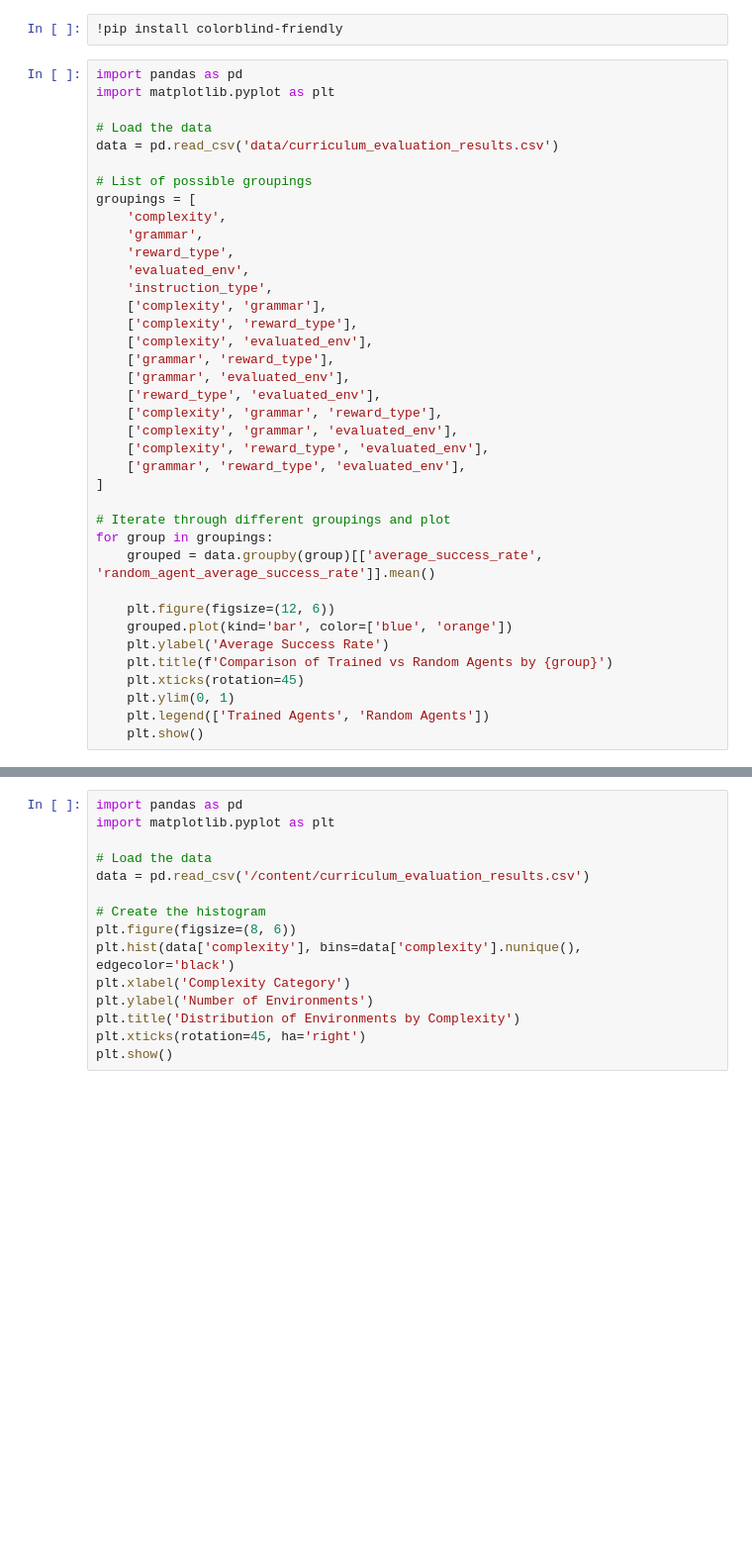
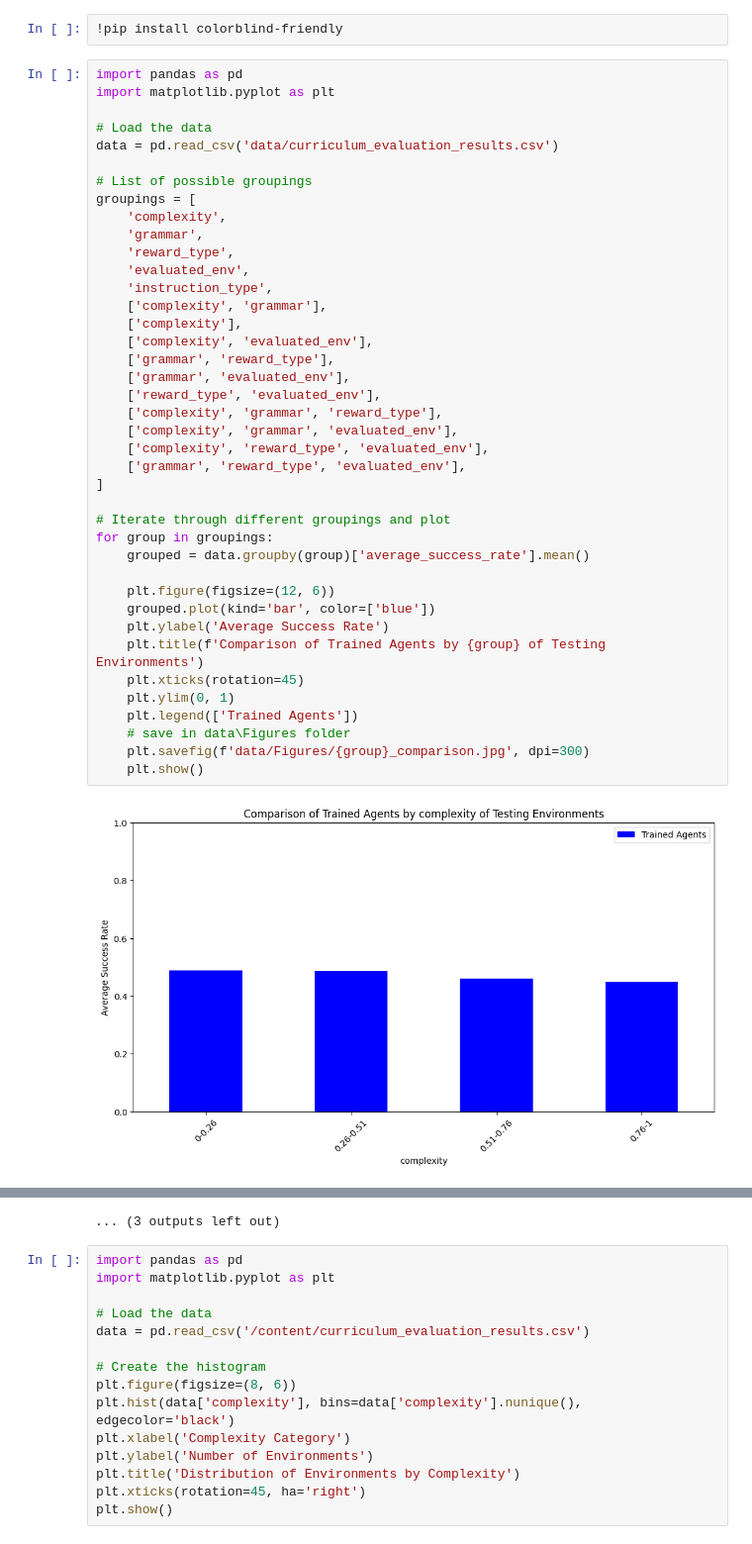
Before and after one commit to rasheibani/RL-validators-, a Jupyter notebook: RL_chart.ipynb, the cells around one changed output, grey strips where cells are left out. Shown at 99% size. Cells and saved outputs as stored; diff of their text form; blank space fills up the shorter version.

Commit message:
improved charting

```diff
--- a/RL_chart.ipynb
+++ b/RL_chart.ipynb
@@ -6,35 +6,39 @@ import matplotlib.pyplot as plt
 
 # Load the data
 data = pd.read_csv('data/curriculum_evaluation_results.csv')
 
 # List of possible groupings
 groupings = [
     'complexity',
     'grammar',
     'reward_type',
     'evaluated_env',
     'instruction_type',
     ['complexity', 'grammar'],
-    ['complexity', 'reward_type'],
+    ['complexity'],
     ['complexity', 'evaluated_env'],
     ['grammar', 'reward_type'],
     ['grammar', 'evaluated_env'],
     ['reward_type', 'evaluated_env'],
     ['complexity', 'grammar', 'reward_type'],
     ['complexity', 'grammar', 'evaluated_env'],
     ['complexity', 'reward_type', 'evaluated_env'],
     ['grammar', 'reward_type', 'evaluated_env'],
 ]
 
 # Iterate through different groupings and plot
 for group in groupings:
-    grouped = data.groupby(group)[['average_success_rate', 'random_agent_average_success_rate']].mean()
+    grouped = data.groupby(group)['average_success_rate'].mean()
 
     plt.figure(figsize=(12, 6))
-    grouped.plot(kind='bar', color=['blue', 'orange'])
+    grouped.plot(kind='bar', color=['blue'])
     plt.ylabel('Average Success Rate')
-    plt.title(f'Comparison of Trained vs Random Agents by {group}')
+    plt.title(f'Comparison of Trained Agents by {group} of Testing Environments')
     plt.xticks(rotation=45)
     plt.ylim(0, 1)
-    plt.legend(['Trained Agents', 'Random Agents'])
+    plt.legend(['Trained Agents'])
+    # save in data\Figures folder
+    plt.savefig(f'data/Figures/{group}_comparison.jpg', dpi=300)
     plt.show()
+# %% [output]
+[figure, added]
@@ -41,3 +56,4 @@ for group in groupings:
+... (3 outputs left out)
 # %%
 import pandas as pd
 import matplotlib.pyplot as plt
```
Also changed, not shown: parts of 7 cells of this notebook, 5 other files.
